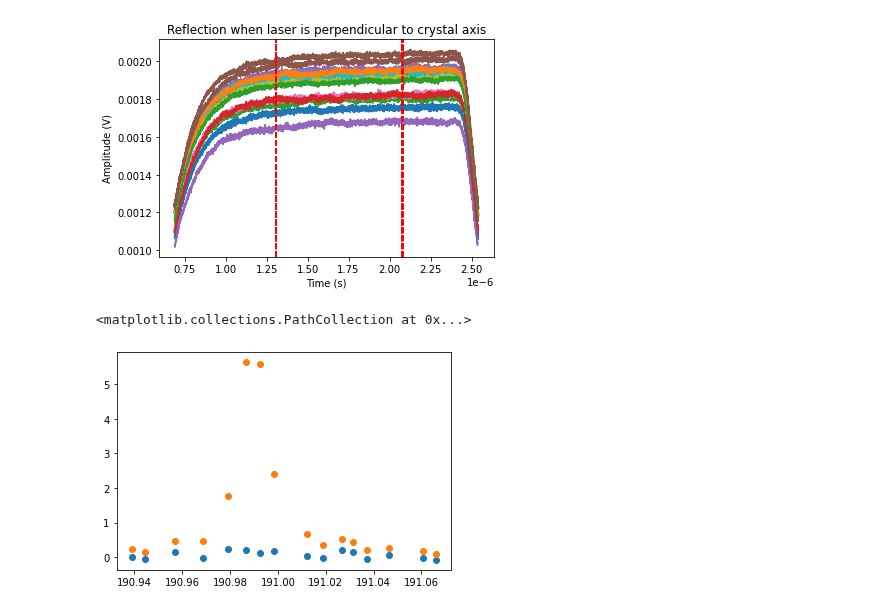
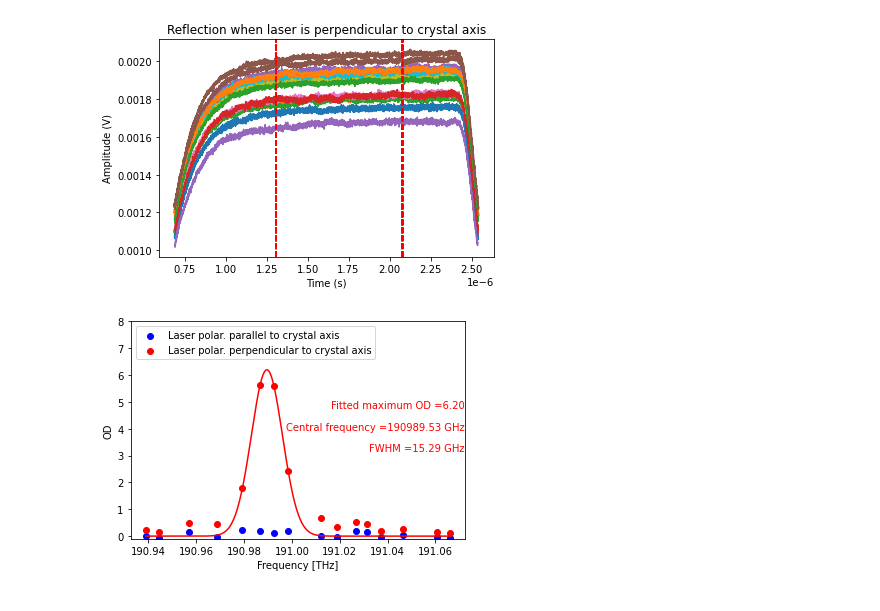
Before and after one commit to JUOM2016/Quick_cal_and_plotting, a Jupyter notebook: absorption_using_SM_laser.ipynb, the cells around one changed output. Cells and saved outputs as stored; diff of their text form; code cells hidden in the pictures.

```diff
--- a/absorption_using_SM_laser.ipynb
+++ b/absorption_using_SM_laser.ipynb
@@ -15,7 +16,7 @@ file_size=np.shape(list_csv)
 
 Plot_raw_data=1
 # %%
-freq=[190.93889,190.94434,190.95711,190.96882,190.97931,190.98675,190.99255,190.99835,191.01219,191.01884,191.02698,191.03132,191.03703,191.04639,191.06055,191.06615]
+freq=np.array([190.93889,190.94434,190.95711,190.96882,190.97931,190.98675,190.99255,190.99835,191.01219,191.01884,191.02698,191.03132,191.03703,191.04639,191.06055,191.06615])
 # %%
 referece_file='OD12101.CSV'
 ref_parallel=pd.read_csv(os.path.join(path,referece_file))
@@ -180,10 +181,41 @@ for index in range(int(file_size[0]/2)):
     normalised_perpendicular[index]=T_perpendicular_ave[index]/R_perpendicular_ave[index]
     OD_parallel[index]=np.log(normalised_reference/normalised_parallel[index])
     OD_perpendicular[index]=np.log(normalised_reference/normalised_perpendicular[index])
-
-fig,ax=plt.subplots()
-ax.scatter(freq,OD_parallel)
-ax.scatter(freq,OD_perpendicular)
-# %% [output]
-<matplotlib.collections.PathCollection at 0x...>
-[figure, removed]
+# %%
+def gaussian(x, height, centre, sigma):
+    '''Generates Gaussian with given parameters'''
+    return height * np.exp(-(np.power(x - centre, 2) / (2 * sigma ** 2)))
+OD_perpendicular_1=OD_perpendicular.flatten()
+fit,success=curve_fit(gaussian,freq,OD_perpendicular_1,p0=[5,190.99,0.1])
+freq_0=np.linspace(min(freq),max(freq),300)
+fit_curve=fit[0]*np.exp(-(np.power(freq_0 - fit[1], 2) / (2 * fit[2] ** 2)))
+FWHM=2*np.sqrt(2*np.log(2))*abs(fit[2])*1000
+
+fig,ax=plt.subplots()
+ax.plot(freq_0,fit_curve,color='r')
+ax.scatter(freq,OD_parallel,color='b', label='Laser polar. parallel to crystal axis')
+ax.scatter(freq,OD_perpendicular,color='r', label='Laser polar. perpendicular to crystal axis')
+ax.legend(loc='upper left')
+ax.set_ylim(-0.1,8)
+ax.set_xlabel('Frequency [THz]')
+ax.set_ylabel('OD')
+ax.annotate('FWHM ='+"{:.2f}".format(FWHM)+' GHz',
+            xy=(1.057, 0.3), xycoords='axes fraction',
+            xytext=(-20, 20), textcoords='offset pixels',
+            horizontalalignment='right',
+            verticalalignment='bottom',color='r')
+fig.patch.set_facecolor('white')
+ax.annotate('Central frequency ='+"{:.2f}".format(fit[1]*1000)+' GHz',
+            xy=(1.057, 0.4), xycoords='axes fraction',
+            xytext=(-20, 20), textcoords='offset pixels',
+            horizontalalignment='right',
+            verticalalignment='bottom',color='r')
+fig.patch.set_facecolor('white')
+ax.annotate('Fitted maximum OD ='+"{:.2f}".format(fit[0]),
+            xy=(1.057, 0.5), xycoords='axes fraction',
+            xytext=(-20, 20), textcoords='offset pixels',
+            horizontalalignment='right',
+            verticalalignment='bottom',color='r')
+fig.patch.set_facecolor('white')
+# %% [output]
+[figure, added]
```
Also changed, not shown: parts of 1 cell of this notebook.
